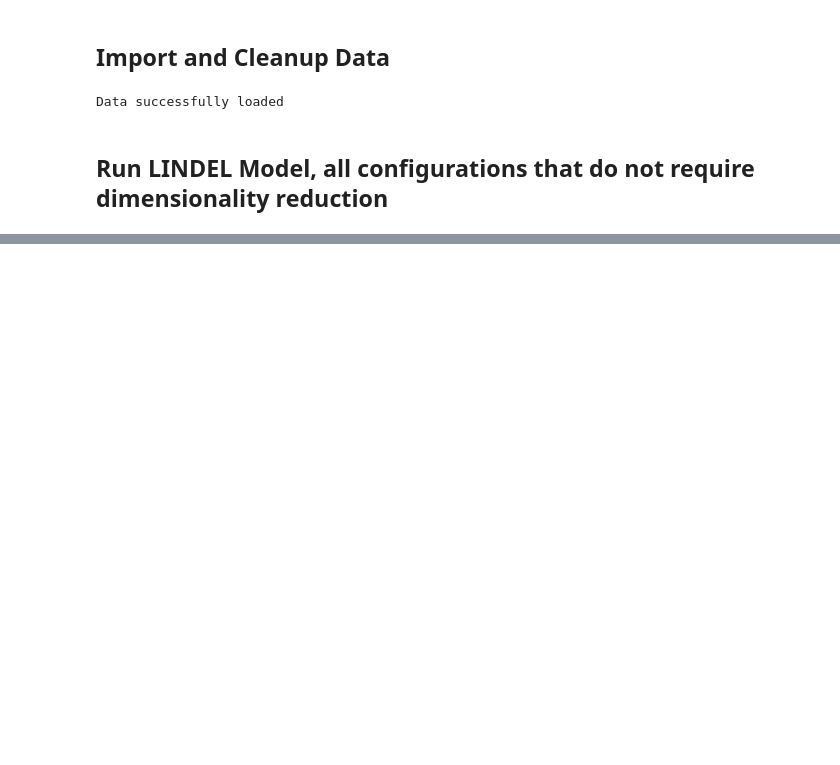
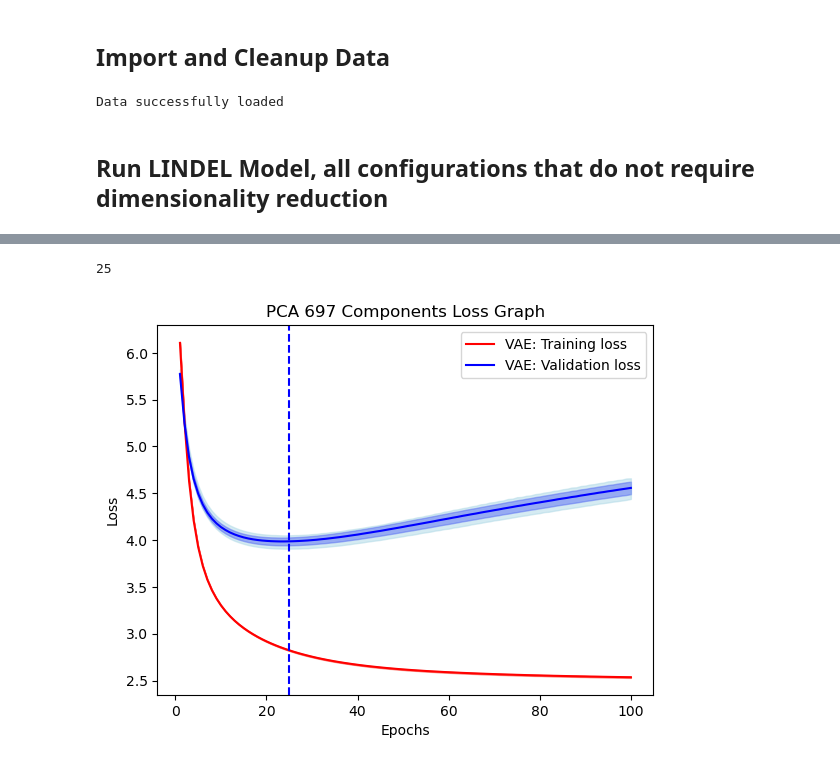
Before and after one commit to brmprnk/lindel423, a Jupyter notebook: Bram NoDimReduced.ipynb, the cells around one changed output, grey strips where cells are left out. Saved outputs shown, nothing was run; the diff lists cells and outputs as text; code cells hidden in the pictures; blank space fills up the shorter version.

```diff
--- a/Bram NoDimReduced.ipynb
+++ b/Bram NoDimReduced.ipynb
@@ -17,6 +17,7 @@ np.set_printoptions(threshold=sys.maxsize)
 try:
     data = pd.read_csv('./data/finaltv.csv', index_col=0)
     test = pd.read_csv('./data/finaltest.csv', index_col=0)
+    fc_test = pd.read_csv('./data/fc_test_10000.csv', index_col=0)
     print("Data successfully loaded")
 except Exception:
     label, rev_index, features = pkl.load(open('./data/feature_index_all.pkl','rb'))
@@ -295,0 +391,22 @@ for i in tqdm(range(len(splits))):
+# %%
+def early_stopping_epoch(loss, patience=1):
+    """Calculate in which epoch ES would have kicked in"""
+
+    lowest_loss = 10000 ## A high number
+    counter = 0
+    epoch = 100
+
+    for i in range(len(loss)):
+
+        if loss[i] < lowest_loss:
+            lowest_loss = loss[i]
+            counter = 0
+        else:
+            if counter >= patience:
+                epoch = i + 1 # index at 1
+                break
+            else:
+                counter += 1
+
+
+    return epoch
@@ -295,0 +436,25 @@ for i in tqdm(range(len(splits))):
+# %%
+plt.plot(x, train_mean, color="red", label='VAE: Training loss')
+
+plt.fill_between(x, train_mean - train_std, train_mean + train_std, color='red', alpha=0.5)
+plt.fill_between(x, train_min, train_max, color='salmon', alpha=0.5)
+
+
+es_kickin = early_stopping_epoch(val_mean)
+print(es_kickin)
+plt.axvline(x=es_kickin, color='blue', linestyle='dashed')
+
+plt.plot(x, val_mean, color="blue", label='VAE: Validation loss')
+
+plt.fill_between(x, val_mean - val_std, val_mean + val_std, color='blue', alpha=0.5)
+plt.fill_between(x, val_min, val_max, color='lightblue', alpha=0.5)
+
+plt.xlabel("Epochs")
+plt.ylabel("Loss")
+plt.title("PCA 697 Components Loss Graph")
+
+plt.legend()
+plt.show()
+# %% [output]
+25
+[figure, added]
```
Also changed, not shown: parts of 13 cells of this notebook, 20 other files.
